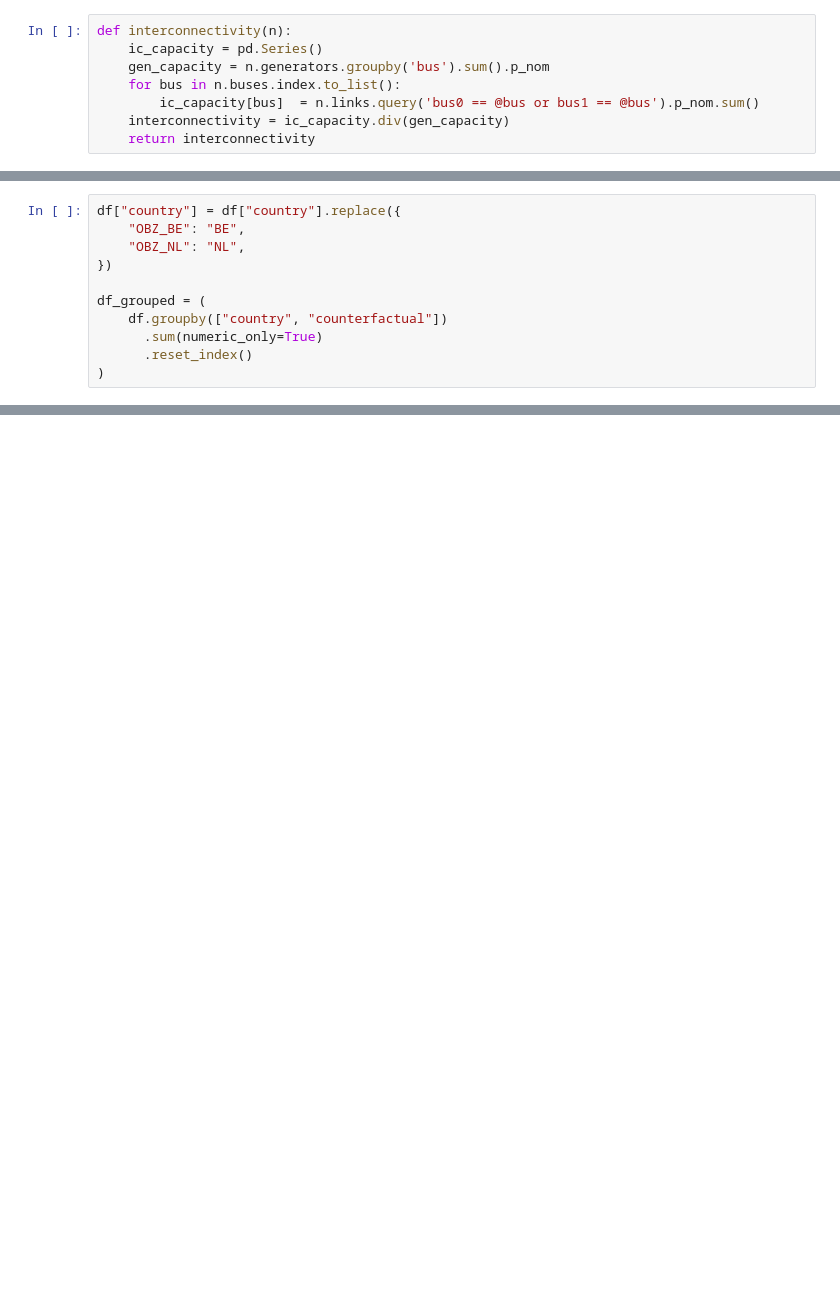
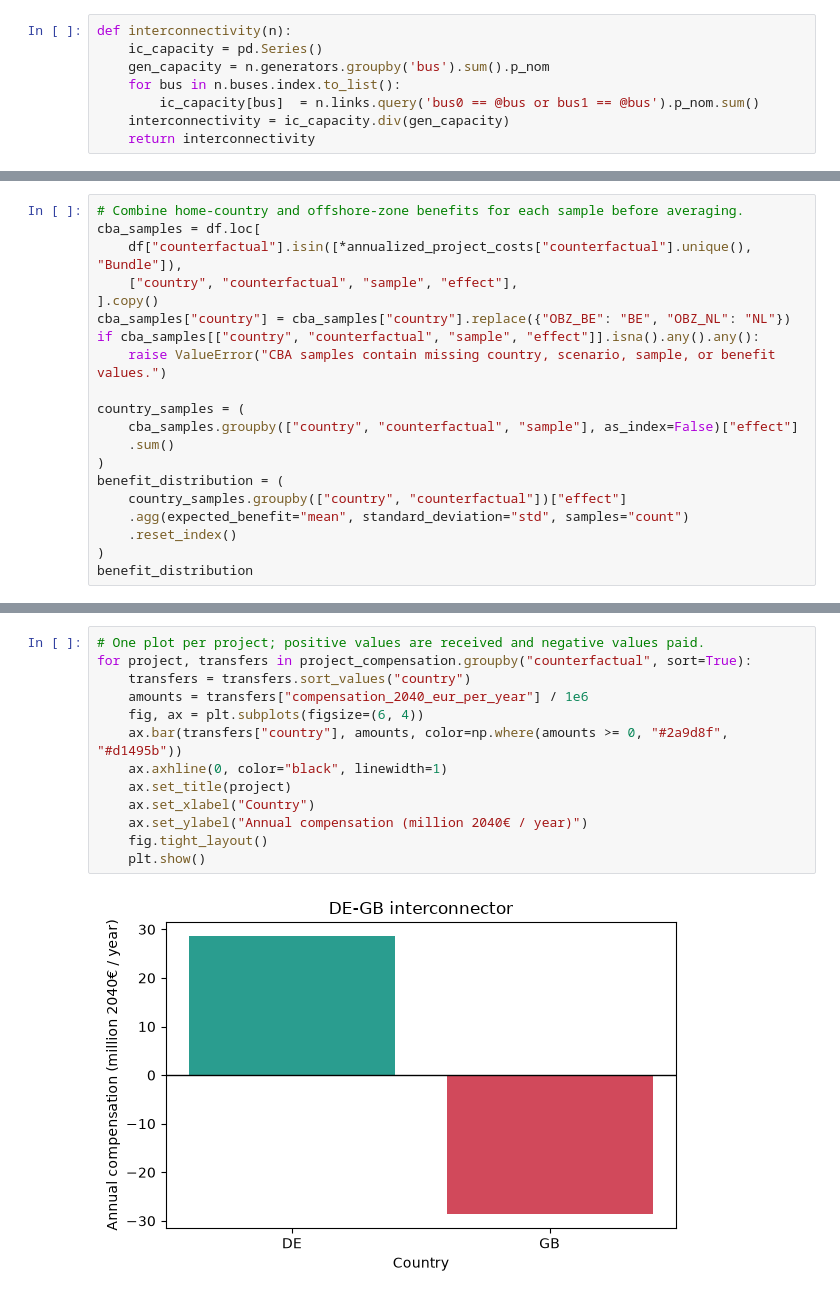
Before and after one commit to nathan-giovannini/pypsa-monte_carlo, a Jupyter notebook: post_proc_cba.ipynb, the cells around one changed output, grey strips where cells are left out. Cells and saved outputs as stored; diff of their text form; blank space fills up the shorter version.

```diff
--- a/post_proc_cba.ipynb
+++ b/post_proc_cba.ipynb
@@ -789,11 +266,0 @@ df["mean"] = df.groupby(["country","counterfactual"])["effect"].transform("mean"
-# %%
-df["country"] = df["country"].replace({
-    "OBZ_BE": "BE",
-    "OBZ_NL": "NL",
-})
-
-df_grouped = (
-    df.groupby(["country", "counterfactual"])
-      .sum(numeric_only=True)
-      .reset_index()
-)
@@ -909,0 +425,20 @@ plt.show()
+# %%
+# Combine home-country and offshore-zone benefits for each sample before averaging.
+cba_samples = df.loc[
+    df["counterfactual"].isin([*annualized_project_costs["counterfactual"].unique(), "Bundle"]),
+    ["country", "counterfactual", "sample", "effect"],
+].copy()
+cba_samples["country"] = cba_samples["country"].replace({"OBZ_BE": "BE", "OBZ_NL": "NL"})
+if cba_samples[["country", "counterfactual", "sample", "effect"]].isna().any().any():
+    raise ValueError("CBA samples contain missing country, scenario, sample, or benefit values.")
+
+country_samples = (
+    cba_samples.groupby(["country", "counterfactual", "sample"], as_index=False)["effect"]
+    .sum()
+)
+benefit_distribution = (
+    country_samples.groupby(["country", "counterfactual"])["effect"]
+    .agg(expected_benefit="mean", standard_deviation="std", samples="count")
+    .reset_index()
+)
+benefit_distribution
@@ -909,0 +560,15 @@ plt.show()
+# %%
+# One plot per project; positive values are received and negative values paid.
+for project, transfers in project_compensation.groupby("counterfactual", sort=True):
+    transfers = transfers.sort_values("country")
+    amounts = transfers["compensation_2040_eur_per_year"] / 1e6
+    fig, ax = plt.subplots(figsize=(6, 4))
+    ax.bar(transfers["country"], amounts, color=np.where(amounts >= 0, "#2a9d8f", "#d1495b"))
+    ax.axhline(0, color="black", linewidth=1)
+    ax.set_title(project)
+    ax.set_xlabel("Country")
+    ax.set_ylabel("Annual compensation (million 2040€ / year)")
+    fig.tight_layout()
+    plt.show()
+# %% [output]
+[figure, added]
```
Also changed, not shown: parts of 103 cells of this notebook, 9 other files.
